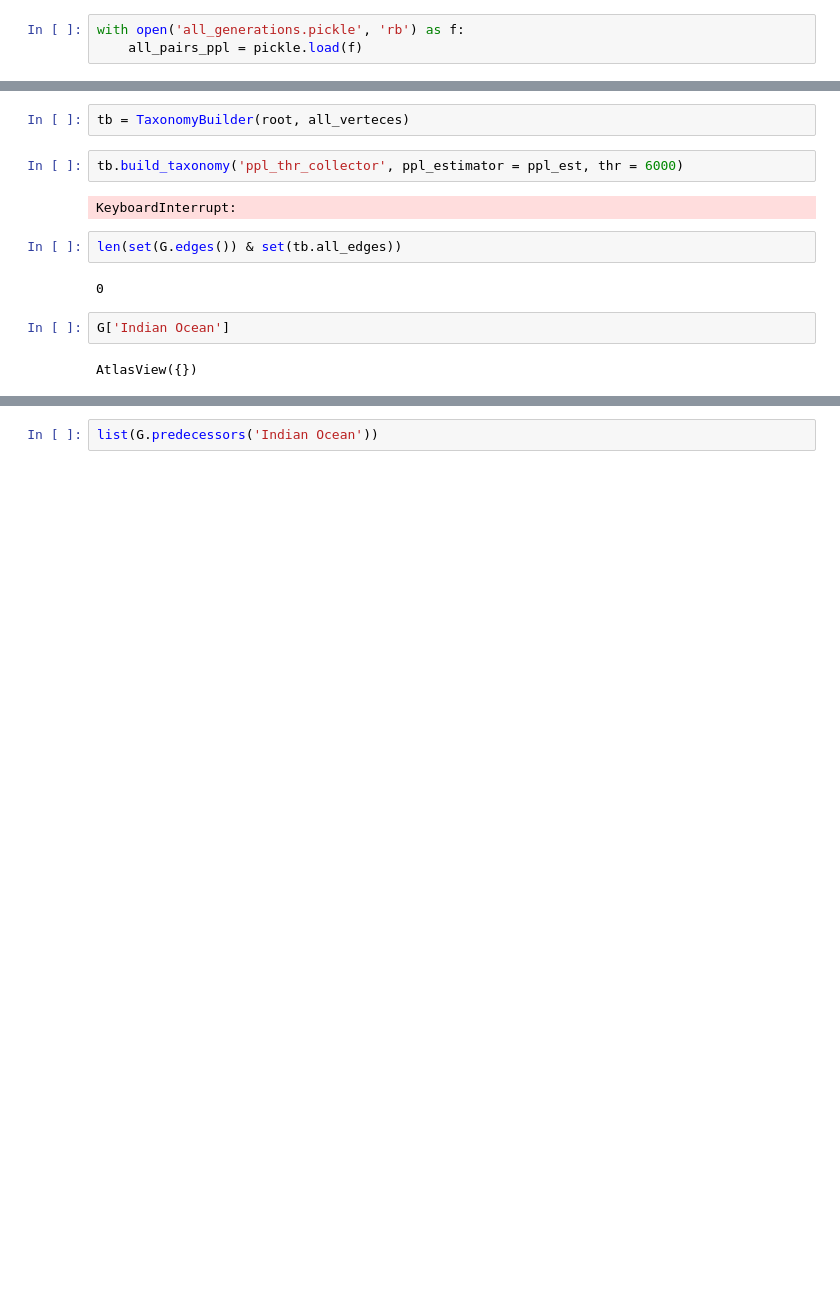
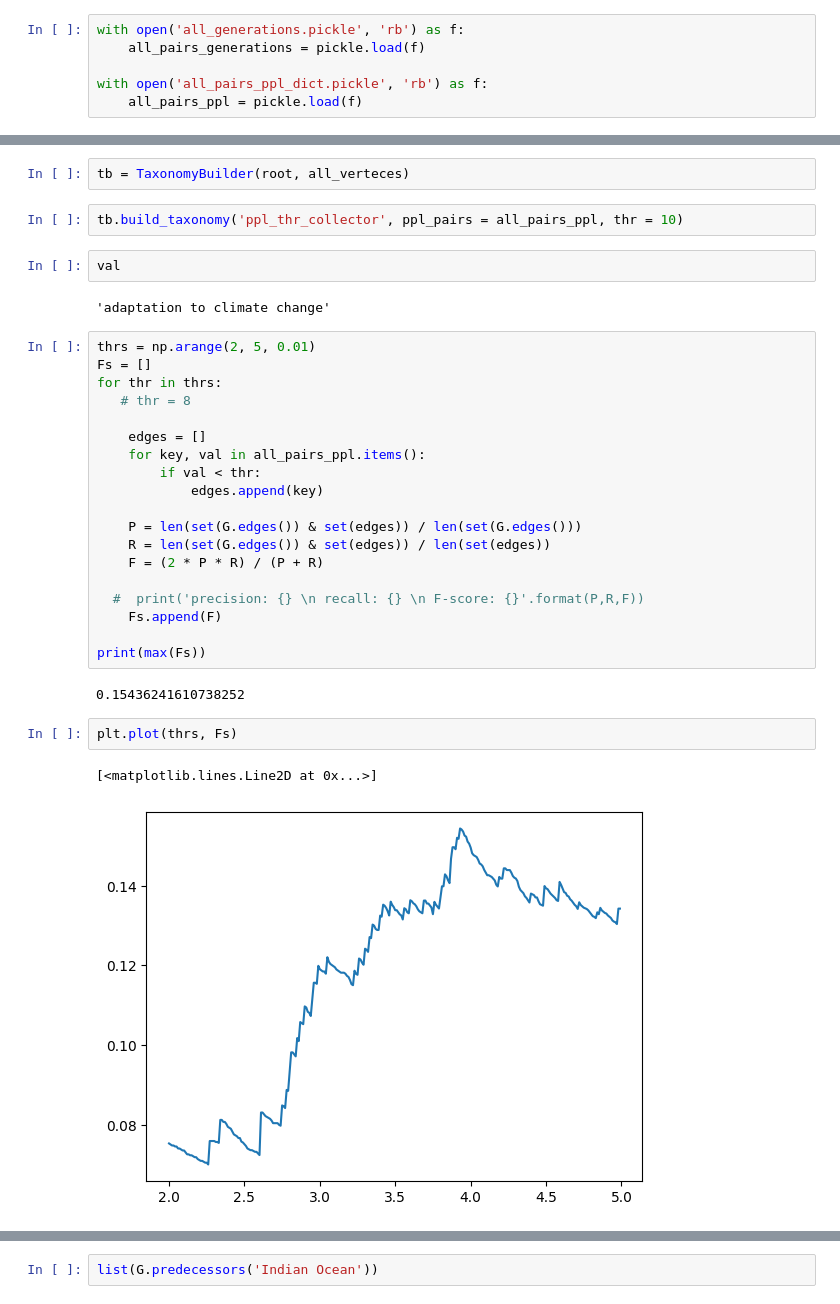
Before and after one commit to VityaVitalich/LLM_Taxonomy, a Jupyter notebook: TExEval-2_testdata_1.2/test.ipynb, the cells around one changed output, grey strips where cells are left out. Cells and saved outputs as stored; diff of their text form; blank space fills up the shorter version.

Commit message:
simple builders

```diff
--- a/TExEval-2_testdata_1.2/test.ipynb
+++ b/TExEval-2_testdata_1.2/test.ipynb
@@ -35,4 +35,7 @@ from transformers import AutoModelForCausalLM, AutoTokenizer, BitsAndBytesConfig
 import torch
 # %%
 with open('all_generations.pickle', 'rb') as f:
+    all_pairs_generations = pickle.load(f)
+
+with open('all_pairs_ppl_dict.pickle', 'rb') as f:
     all_pairs_ppl = pickle.load(f)
@@ -233,14 +111,34 @@ all_verteces.remove(root)
 # %%
 tb = TaxonomyBuilder(root, all_verteces)
 # %%
-tb.build_taxonomy('ppl_thr_collector', ppl_estimator = ppl_est, thr = 6000)
+tb.build_taxonomy('ppl_thr_collector', ppl_pairs = all_pairs_ppl, thr = 10)
-# %% [output]
-KeyboardInterrupt:
-# %%
-len(set(G.edges()) & set(tb.all_edges))
-# %% [output]
-0
-# %%
-G['Indian Ocean']
-# %% [output]
-AtlasView({})
+# %%
+val
+# %% [output]
+'adaptation to climate change'
+# %%
+thrs = np.arange(2, 5, 0.01)
+Fs = []
+for thr in thrs:
+   # thr = 8
+
+    edges = []
+    for key, val in all_pairs_ppl.items():
+        if val < thr:
+            edges.append(key)
+
+    P = len(set(G.edges()) & set(edges)) / len(set(G.edges()))
+    R = len(set(G.edges()) & set(edges)) / len(set(edges))
+    F = (2 * P * R) / (P + R)
+
+  #  print('precision: {} \n recall: {} \n F-score: {}'.format(P,R,F))
+    Fs.append(F)
+
+print(max(Fs))
+# %% [output]
+0.15436241610738252
+# %%
+plt.plot(thrs, Fs)
+# %% [output]
+[<matplotlib.lines.Line2D at 0x...>]
+[figure, added]
```
Also changed, not shown: parts of 12 cells of this notebook.
